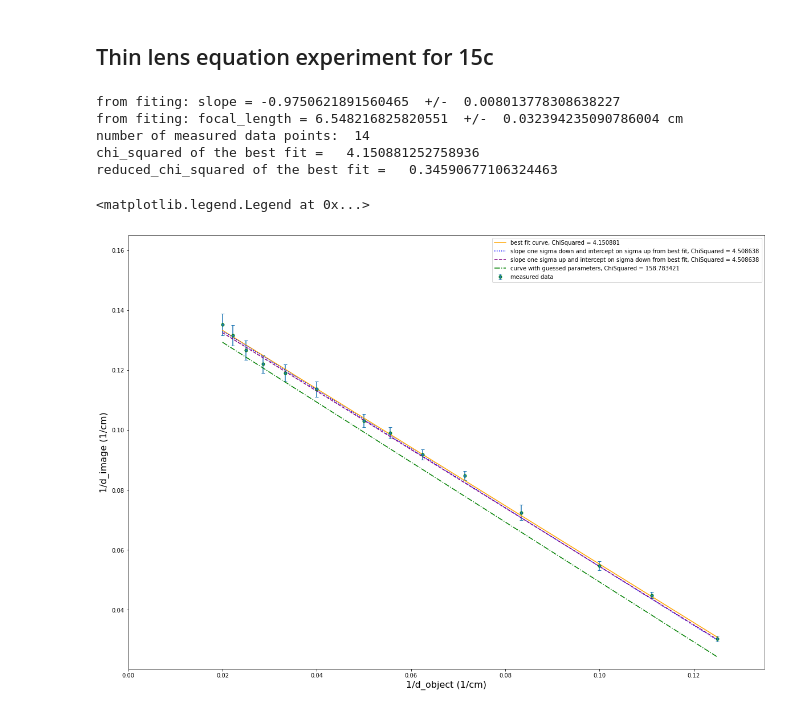
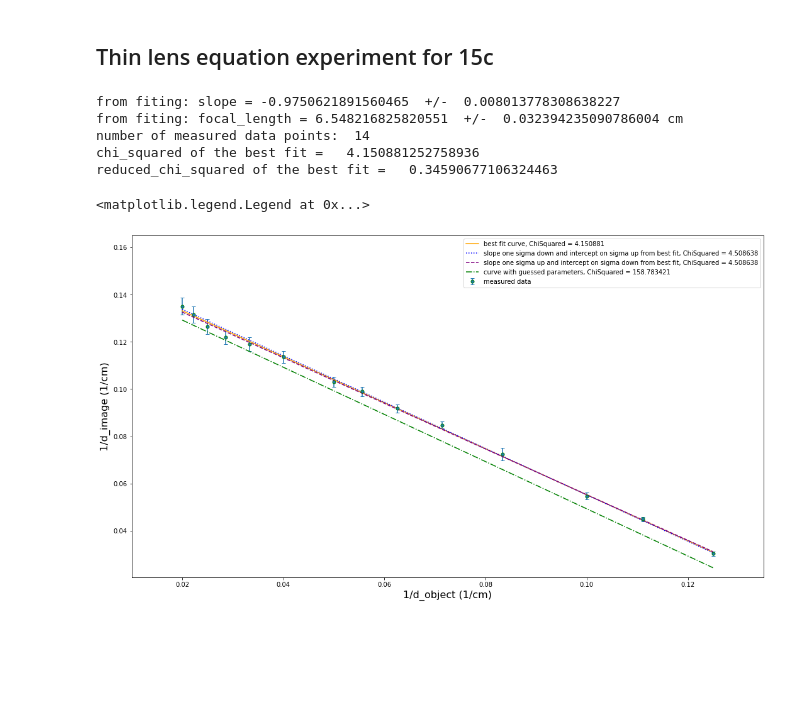
Before and after one commit to JPFphysics/15c-lab, a Jupyter notebook: thin_lens_equation_experiment_for_15c.ipynb, the cells around one changed output. Saved outputs shown, nothing was run; the diff lists cells and outputs as text; code cells hidden in the pictures; blank space fills up the shorter version.

```diff
--- a/thin_lens_equation_experiment_for_15c.ipynb
+++ b/thin_lens_equation_experiment_for_15c.ipynb
@@ -112,35 +112,35 @@ print('chi_squared of the best fit =  ', chi_squared_bestfit)
 print('reduced_chi_squared of the best fit =  ', reduced_chi_squared_bestfit)
 
 
 y_fit_one_sigma_away1 = (popt[0]-np.sqrt(pcov[0,0]))*x + (popt[1]+np.sqrt(pcov[1,1])) # y calculated, using slope one sigma down and intercept one sigma up from best fit parameters
 chi_squared_one_sigma_away1 = ChiSquare(y, y_fit_one_sigma_away1, err_y)  #chi squared value of the curve slope one sigma down and intercept one sigma up from best fit parameters
 
 y_fit_one_sigma_away2 = (popt[0]+np.sqrt(pcov[0,0]))*x+ (popt[1]-np.sqrt(pcov[1,1])) # y calculated, using slope one sigma up and intercept one sigma down from best fit parameters
 chi_squared_one_sigma_away2 = ChiSquare(y, y_fit_one_sigma_away2, err_y)  #chi squared value of the curve slope one sigma up and intercept one sigma down from best fit parameters
 
 
 y_guess = slope_guess*x + intercept_guess # y calculated, using guessed parameters
 chi_squared_guess= ChiSquare(y, y_guess, err_y)  #chi squared value of the guessed curve
 
 
 
 # plot the measured data and curve fit together
-plt.figure(figsize=[20,14])
+plt.figure(figsize=[18,10])
 plt.errorbar(x, y, err_y, fmt='o',ms=5, mec='g',capsize=3, label = 'measured data')
 plt.plot(x, y_fit, 'orange' , label='best fit curve, ChiSquared = {:f}'.format(chi_squared_bestfit))
-plt.plot(x, y_fit_one_sigma_up, 'b:' , label='slope one sigma down and intercept on sigma up from best fit, ChiSquared = {:f}'.format(chi_squared_one_sigma_away1))
-plt.plot(x, y_fit_one_sigma_down, '--' , color = 'purple', label='slope one sigma up and intercept on sigma down from best fit, ChiSquared = {:f}'.format(chi_squared_one_sigma_away2))
+plt.plot(x, y_fit_one_sigma_away1, 'b:' , label='slope one sigma down and intercept on sigma up from best fit, ChiSquared = {:f}'.format(chi_squared_one_sigma_away1))
+plt.plot(x, y_fit_one_sigma_away2, '--' , color = 'purple', label='slope one sigma up and intercept on sigma down from best fit, ChiSquared = {:f}'.format(chi_squared_one_sigma_away2))
 plt.plot(x, y_guess, '-.' , color = 'green', label='curve with guessed parameters, ChiSquared = {:f}'.format(chi_squared_guess))
 plt.xlabel('1/d_object (1/cm)',fontsize=16)
 plt.ylabel('1/d_image (1/cm)',fontsize=16)
-plt.xlim(0, (np.amax(x)+0.01))
+plt.xlim((np.amin(x)-0.01), (np.amax(x)+0.01))
 plt.ylim((np.amin(y)- 0.01), (np.amax(y)+0.03))
 plt.legend()
 # %% [output]
 from fiting: slope = -0.9750621891560465  +/-  0.008013778308638227
 from fiting: focal_length = 6.548216825820551  +/-  0.032394235090786004 cm
 number of measured data points:  14
 chi_squared of the best fit =   4.150881252758936
 reduced_chi_squared of the best fit =   0.34590677106324463
 <matplotlib.legend.Legend at 0x...>
-[figure, old version]
+[figure, new version]
```
